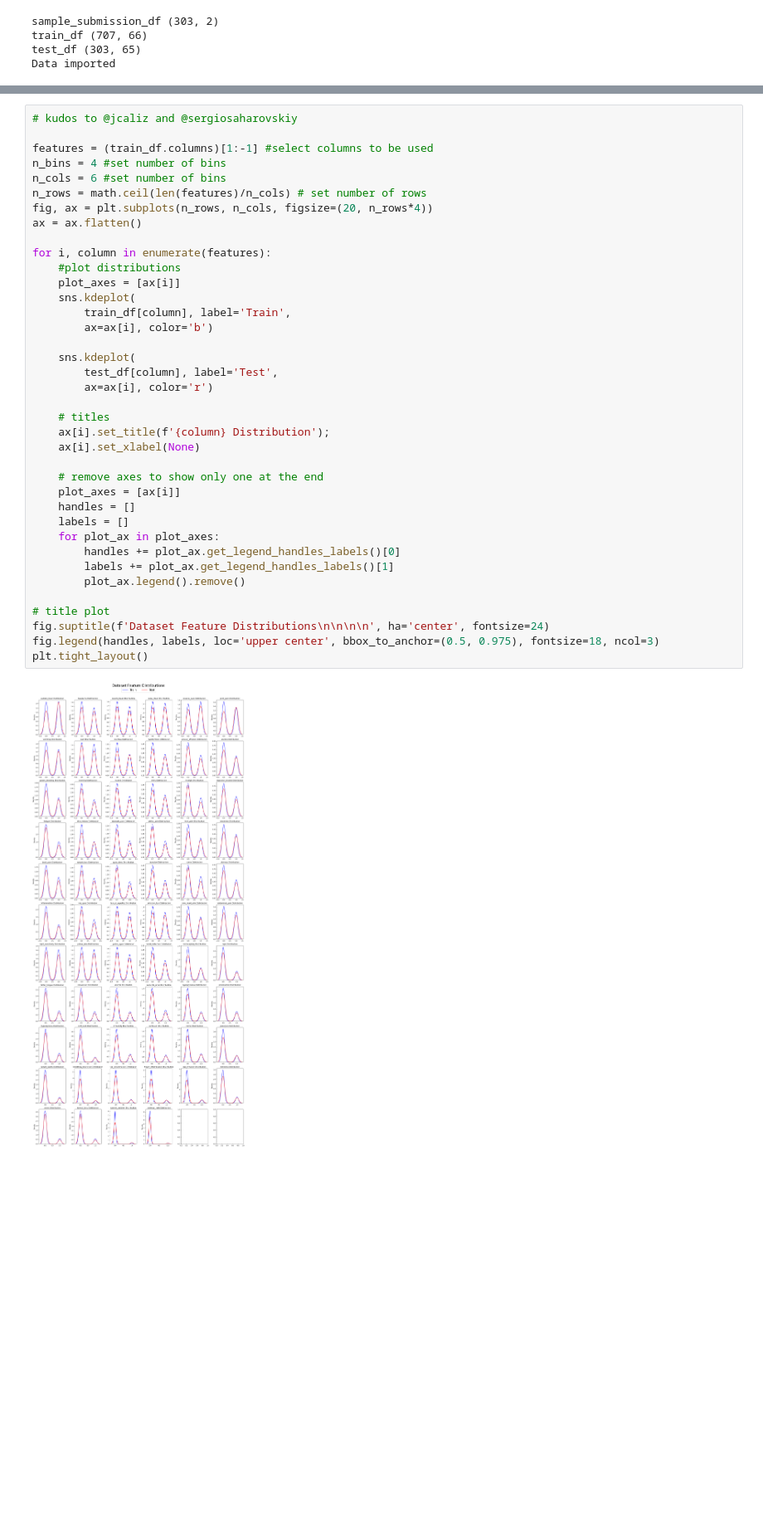
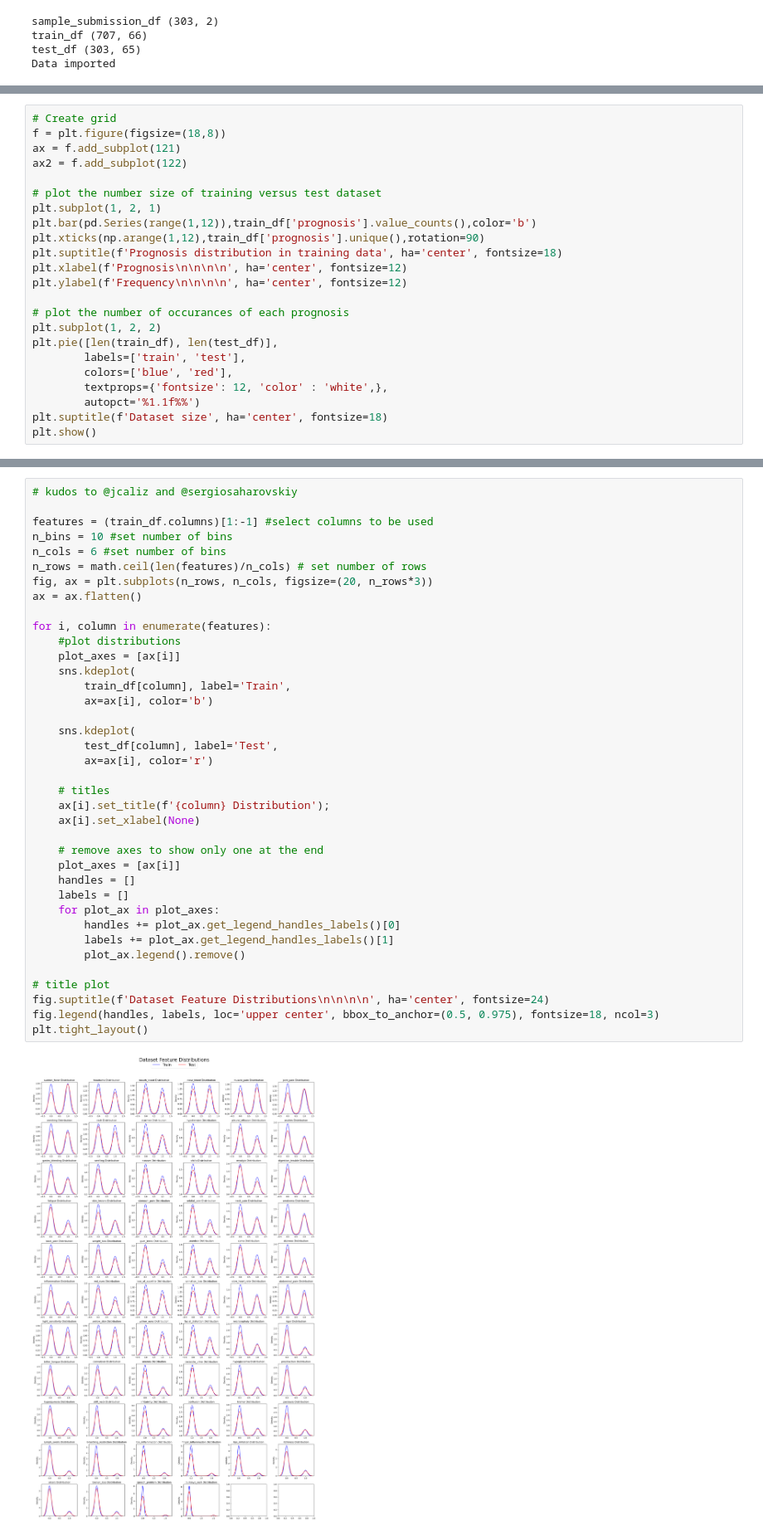
Before and after one commit to davidcoxon/Kaggle, a Jupyter notebook: visualising-playground-3-data.ipynb, the cells around one changed output, grey strips where cells are left out. Shown at 83% size. Cells and saved outputs as stored; diff of their text form; blank space fills up the shorter version.

Commit message:
Kaggle Notebook | Visualising Playground 3 Data  | Version 3

```diff
--- a/visualising-playground-3-data.ipynb
+++ b/visualising-playground-3-data.ipynb
@@ -119,0 +122,23 @@ None
+# %%
+# Create grid
+f = plt.figure(figsize=(18,8))
+ax = f.add_subplot(121)
+ax2 = f.add_subplot(122)
+
+# plot the number size of training versus test dataset
+plt.subplot(1, 2, 1)
+plt.bar(pd.Series(range(1,12)),train_df['prognosis'].value_counts(),color='b')
+plt.xticks(np.arange(1,12),train_df['prognosis'].unique(),rotation=90)
+plt.suptitle(f'Prognosis distribution in training data', ha='center', fontsize=18)
+plt.xlabel(f'Prognosis\n\n\n\n', ha='center', fontsize=12)
+plt.ylabel(f'Frequency\n\n\n\n', ha='center', fontsize=12)
+
+# plot the number of occurances of each prognosis
+plt.subplot(1, 2, 2)
+plt.pie([len(train_df), len(test_df)],
+        labels=['train', 'test'],
+        colors=['blue', 'red'],
+        textprops={'fontsize': 12, 'color' : 'white',},
+        autopct='%1.1f%%')
+plt.suptitle(f'Dataset size', ha='center', fontsize=18)
+plt.show()
@@ -121,40 +233,40 @@ None
 # kudos to @jcaliz and @sergiosaharovskiy
 
 features = (train_df.columns)[1:-1] #select columns to be used
-n_bins = 4 #set number of bins
+n_bins = 10 #set number of bins
 n_cols = 6 #set number of bins
 n_rows = math.ceil(len(features)/n_cols) # set number of rows
-fig, ax = plt.subplots(n_rows, n_cols, figsize=(20, n_rows*4))
+fig, ax = plt.subplots(n_rows, n_cols, figsize=(20, n_rows*3))
 ax = ax.flatten()
 
 for i, column in enumerate(features):
     #plot distributions
     plot_axes = [ax[i]]
     sns.kdeplot(
         train_df[column], label='Train',
         ax=ax[i], color='b')
 
     sns.kdeplot(
         test_df[column], label='Test',
         ax=ax[i], color='r')
 
     # titles
     ax[i].set_title(f'{column} Distribution');
     ax[i].set_xlabel(None)
 
     # remove axes to show only one at the end
     plot_axes = [ax[i]]
     handles = []
     labels = []
     for plot_ax in plot_axes:
         handles += plot_ax.get_legend_handles_labels()[0]
         labels += plot_ax.get_legend_handles_labels()[1]
         plot_ax.legend().remove()
 
 # title plot
 fig.suptitle(f'Dataset Feature Distributions\n\n\n\n', ha='center', fontsize=24)
 fig.legend(handles, labels, loc='upper center', bbox_to_anchor=(0.5, 0.975), fontsize=18, ncol=3)
 plt.tight_layout()
 # %% [output]
-[figure, old version]
+[figure, new version]
 # %% [markdown]
```
Also changed, not shown: parts of 11 cells of this notebook.
